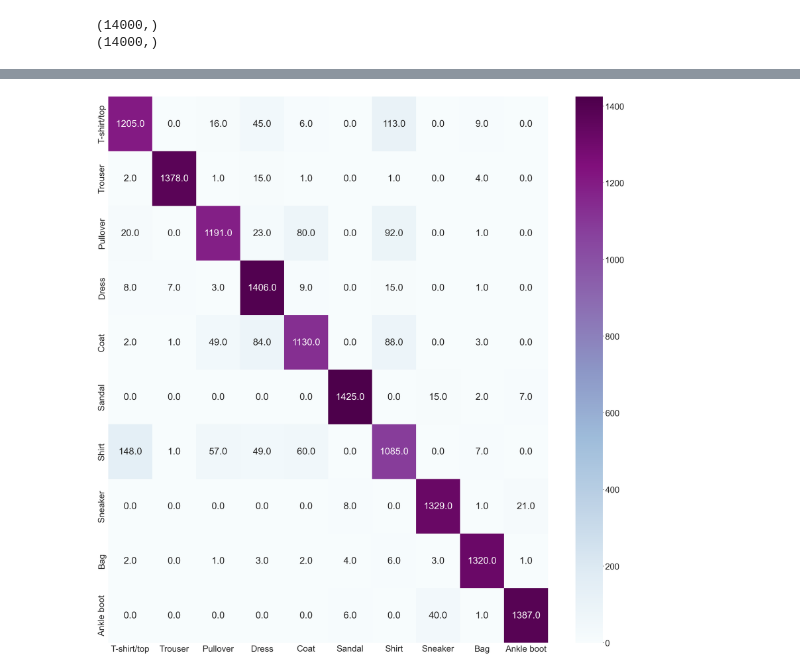
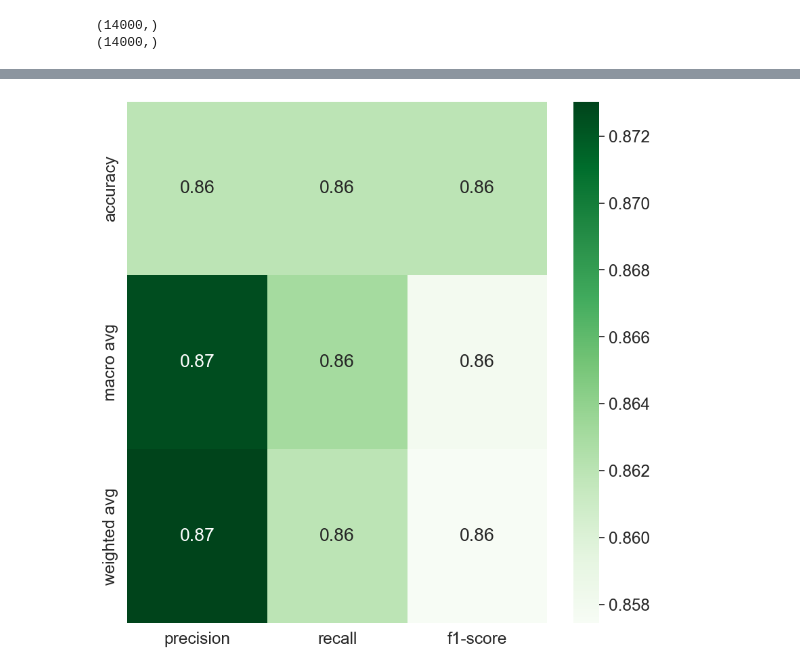
Before and after one commit to sa-artea/TallerML-GAN-CGAN-DISC, a Jupyter notebook: 02-CNN-Classifier.ipynb, the cells around one changed output, grey strips where cells are left out. Drawn from its saved outputs; the diff is of its cells as text; code cells hidden in the pictures.

```diff
--- a/02-CNN-Classifier.ipynb
+++ b/02-CNN-Classifier.ipynb
@@ -366,15 +483,15 @@ Los pasos de esta seccion son:
 # %%
 # ajustando el modelo MLP Keras
 cnn_log = cnn_model.fit(
-    x = X_train,#np.array(X_trainB),
-    y = y_train,#to_categorical(np.array(y_trainB), categories),
-    batch_size = bs,
-    epochs = epo,
-    verbose = ver,
-    callbacks = [cnn_earlystop_acc],
-    workers = 8,
-    shuffle = False,
-    use_multiprocessing = True,
-    validation_data = (X_test, y_test)
+    x=X_train,    # np.array(X_trainB),
+    y=y_train,    # to_categorical(np.array(y_trainB), categories),
+    batch_size=bs,
+    epochs=epo,
+    verbose=ver,
+    callbacks=[cnn_earlystop_acc],
+    workers=8,
+    shuffle=False,
+    use_multiprocessing=True,
+    validation_data=(X_test, y_test),
 )
 # %% [output]
@@ -417,5 +535,6 @@ Precision promedio:  0.9182857275009155
 # %%
 # pruebas sobre el modelo
-cnn_predictions = cnn_model.predict(X_test, verbose = ver)
+cnn_predictions = cnn_model.predict(X_test,
+                                    verbose=ver)
 print(cnn_predictions.shape)
 # %% [output]
@@ -514,0 +661,6 @@ report_df
+# %%
+# mapa de calor de la matriz de confusion por conteo
+plt.figure(figsize=(20, 20))
+sns.set_theme(style="white", font_scale=1.6)
+sns.heatmap(confusion_df, annot=True, fmt='.1f', cmap="BuPu")
+plt.show()
@@ -514,0 +669,6 @@ report_df
+# %%
+# presicion, recall y f1-score de las clases en el modelo
+plt.figure(figsize=(10, 10))
+sns.set_theme(style="white", font_scale=1.6)
+sns.heatmap(class_report, annot=True, fmt='.2f', cmap="Blues")
+plt.show()
@@ -515,7 +677,7 @@ report_df
 # %%
-plt.figure(figsize=(40,40))
-sns.set(font_scale = 3.2)
-sns.heatmap(confusion_df,annot=True,fmt='.1f', cmap="BuPu")
+plt.figure(figsize=(10,10))
+sns.set_theme(style="white", font_scale=1.6)
+sns.heatmap(macro_report, annot=True, fmt='.2f', cmap="Greens")
 plt.show()
 # %% [output]
-[figure, old version]
+[figure, new version]
```
Also changed, not shown: parts of 41 cells of this notebook, 32 other files.
